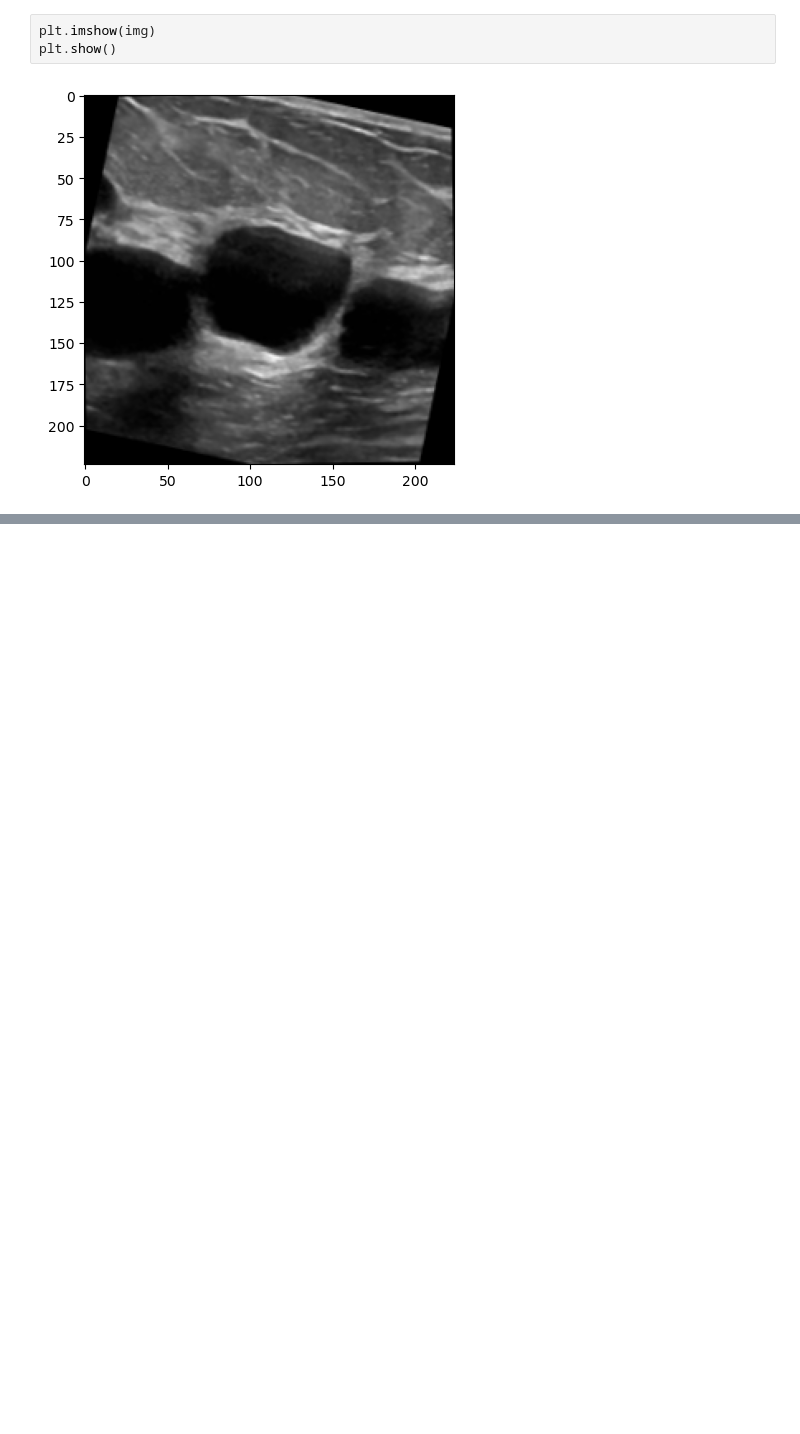
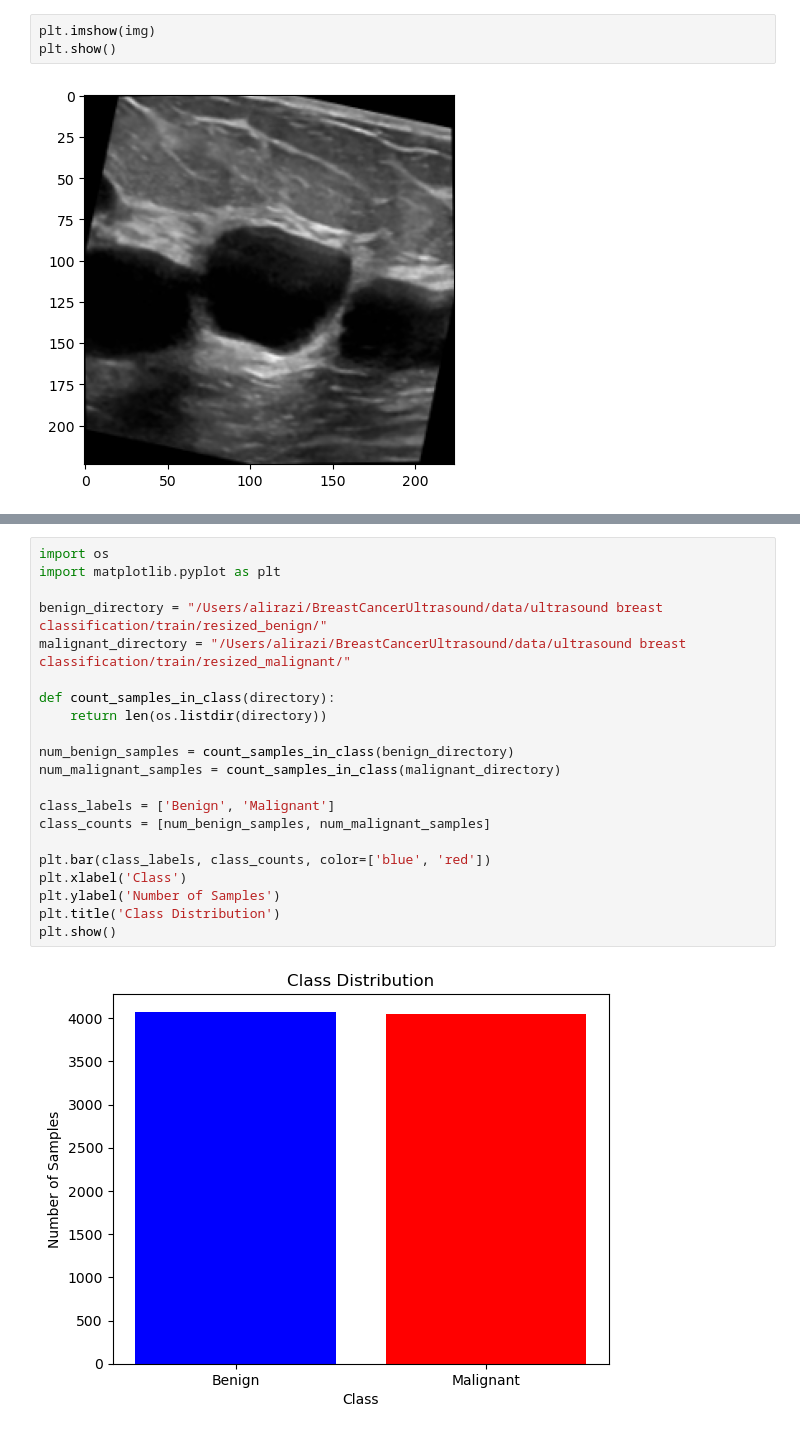
Before and after one commit to alirazi1992/BreastCancerUltrasound, a Jupyter notebook: Capstone-UltrasoundBreastCancer.ipynb, the cells around one changed output, grey strips where cells are left out. Saved outputs shown, nothing was run; the diff lists cells and outputs as text; blank space fills up the shorter version.

```diff
--- a/Capstone-UltrasoundBreastCancer.ipynb
+++ b/Capstone-UltrasoundBreastCancer.ipynb
@@ -38,0 +507,23 @@ Count_Imag
+# %%
+import os
+import matplotlib.pyplot as plt
+
+benign_directory = "/Users/alirazi/BreastCancerUltrasound/data/ultrasound breast classification/train/resized_benign/"
+malignant_directory = "/Users/alirazi/BreastCancerUltrasound/data/ultrasound breast classification/train/resized_malignant/"
+
+def count_samples_in_class(directory):
+    return len(os.listdir(directory))
+
+num_benign_samples = count_samples_in_class(benign_directory)
+num_malignant_samples = count_samples_in_class(malignant_directory)
+
+class_labels = ['Benign', 'Malignant']
+class_counts = [num_benign_samples, num_malignant_samples]
+
+plt.bar(class_labels, class_counts, color=['blue', 'red'])
+plt.xlabel('Class')
+plt.ylabel('Number of Samples')
+plt.title('Class Distribution')
+plt.show()
+# %% [output]
+[figure, added]
```
Also changed, not shown: parts of 49 cells of this notebook.
